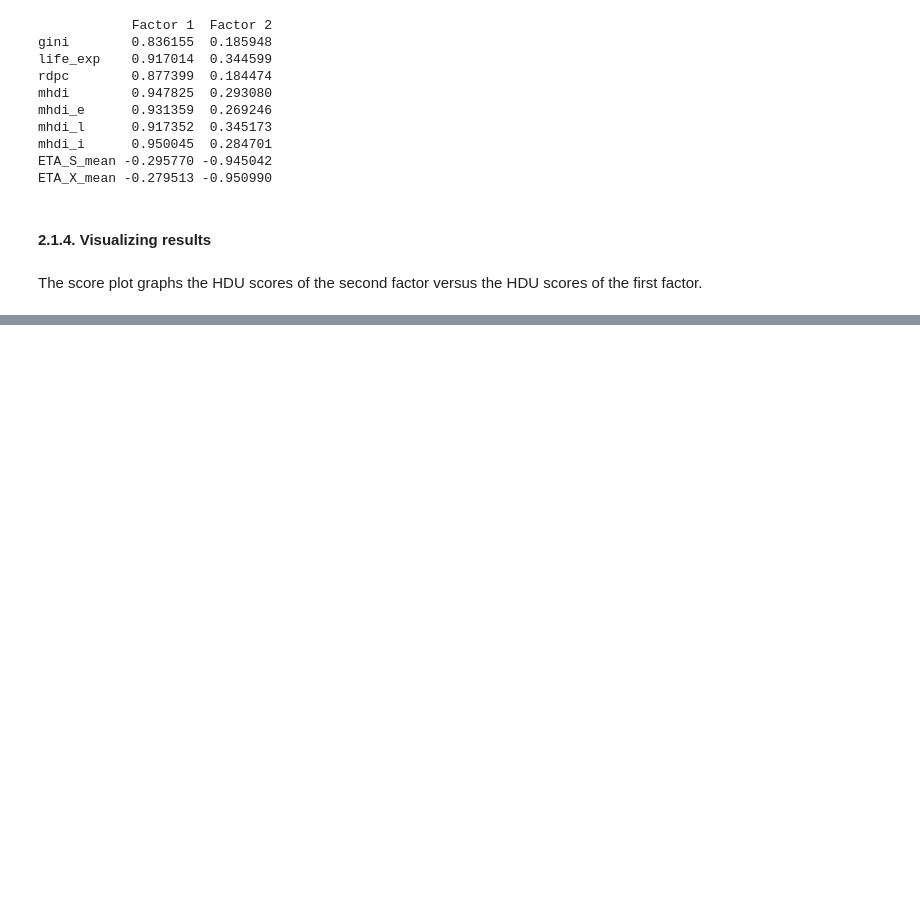
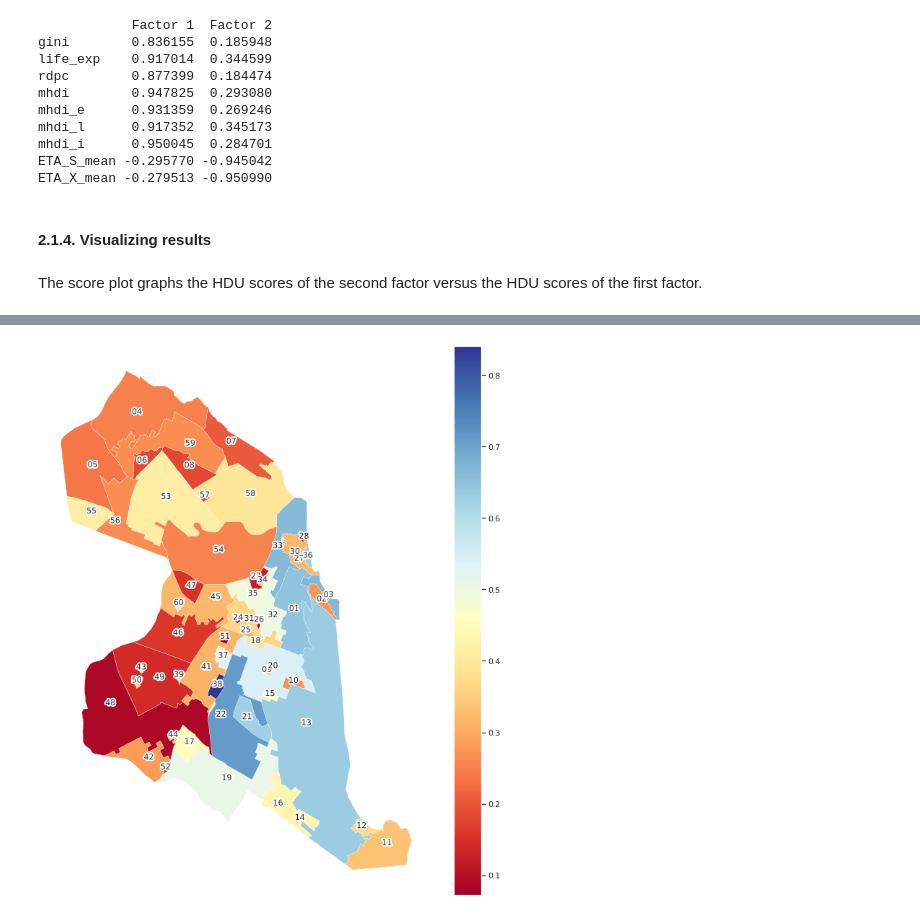
Before and after one commit to gisliany/uber-liveability-natal, a Jupyter notebook: indicator.ipynb, the cells around one changed output, grey strips where cells are left out. Drawn from its saved outputs; the diff is of its cells as text; code cells hidden in the pictures; blank space fills up the shorter version.

```diff
--- a/indicator.ipynb
+++ b/indicator.ipynb
@@ -287,0 +326,12 @@ dtype: float64
+# %%
+%%skip $skip_cell
+
+# the intermediate composites are aggregated by assigning a weight to each one of them equal to the proportion of the explained variance in the dataset
+factors_variance = fa.get_factor_variance()[0]
+variance_ratio = factors_variance/sum(factors_variance)
+# %%
+%%skip $skip_cell
+
+weights = (variance_ratio * intermediate_factors).sum(axis=1)
+weights = weights/np.sum(weights) # rescaled to sum up to one
+display(pd.DataFrame(weights))
@@ -287,0 +351,8 @@ dtype: float64
+# %%
+%%skip $skip_cell
+
+df = pd.concat([df_categorical, df_norm], axis=1)
+# geometric aggregation
+df['index'] = pd.DataFrame(np.array([df_norm[col] ** weights[col]  for col in df_norm]).T).prod(axis=1)
+# linear aggregation
+df.loc[df['index'] == 0, 'index'] = (weights * df_norm[df['index'] == 0]).sum(axis=1)
@@ -287,0 +380,19 @@ dtype: float64
+# %%
+# reading a shape file of Natal metropolitan region and filtering just the HDUs inside the city of Natal
+gdf = gpd.read_file('./data/shape/natal-hdu.shp')
+gdf = gdf[gdf['NM_MUNICIP'] == 'NATAL']
+gdf = gdf.rename(columns={'UDH_ATLAS': 'hdu_id'})
+
+# conceting spatial data and the index
+gdf = gdf.join(df.set_index('hdu_id'), on='hdu_id', how='inner')
+# %%
+fig, ax = plt.subplots(1, 1,figsize=(12,14))
+
+coords = gdf['geometry'].apply(lambda x: x.representative_point().coords[:][0])
+
+gdf.plot(column='index', cmap='RdYlBu', linewidth=0.3, edgecolor='white', legend=True, ax=ax)
+gdf.apply(lambda x: ax.annotate(text=(x.hdu_id[-2:]), xy=x.geometry.representative_point().coords[:][0], ha='center', fontsize=11, path_effects=[pe.withStroke(linewidth=4, foreground="white")]),axis=1);
+
+ax.set_axis_off()
+# %% [output]
+[figure, added]
```
Also changed, not shown: parts of 16 cells of this notebook.
